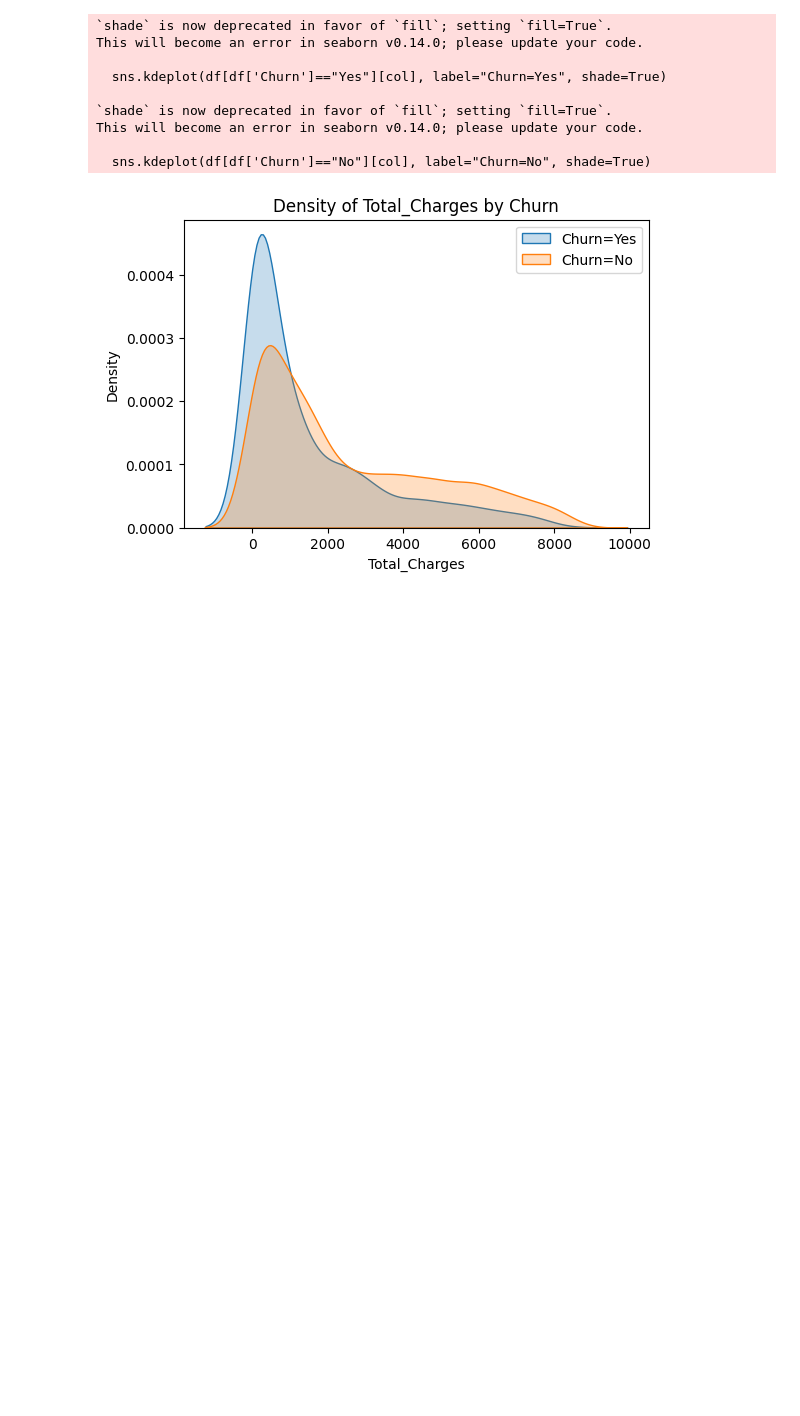
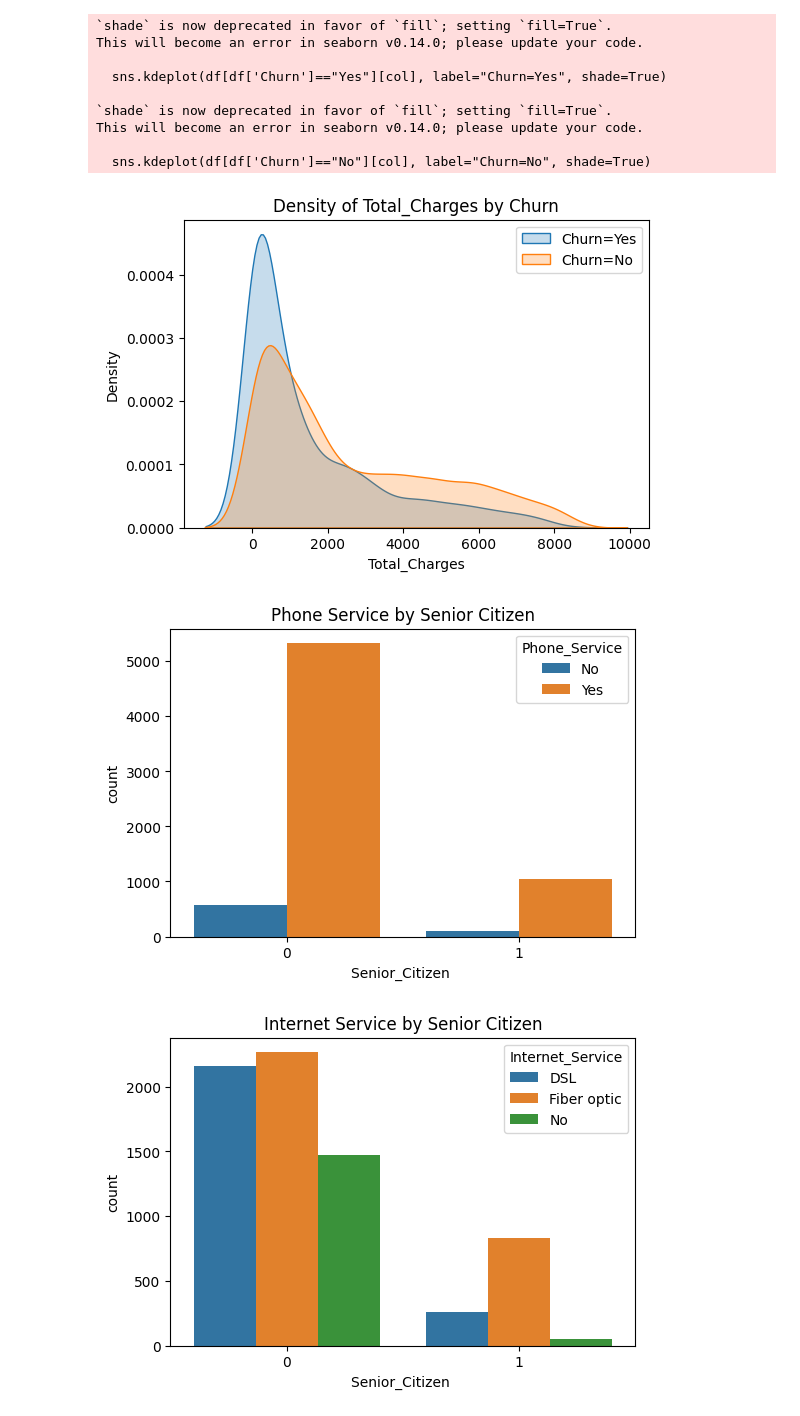
Before and after one commit to arwa-5aled/TelecomChurnUseCase, a Jupyter notebook: notebooks/exploratoryandpreprocessing.ipynb, the cells around one changed output. Cells and saved outputs as stored; diff of their text form; code cells hidden in the pictures; blank space fills up the shorter version.

```diff
--- a/notebooks/exploratoryandpreprocessing.ipynb
+++ b/notebooks/exploratoryandpreprocessing.ipynb
@@ -471,3 +471,16 @@ This will become an error in seaborn v0.14.0; please update your code.
 
   sns.kdeplot(df[df['Churn']=="No"][col], label="Churn=No", shade=True)
 [figure]
+# %%
+plt.figure(figsize=(6,4))
+sns.countplot(x="Senior_Citizen ", hue="Phone_Service", data=df)
+plt.title("Phone Service by Senior Citizen")
+plt.show()
+
+plt.figure(figsize=(6,4))
+sns.countplot(x="Senior_Citizen ", hue="Internet_Service", data=df)
+plt.title("Internet Service by Senior Citizen")
+plt.show()
+# %% [output]
+[figure, added]
+[figure, added]
```
Also changed, not shown: parts of 3 cells of this notebook.
